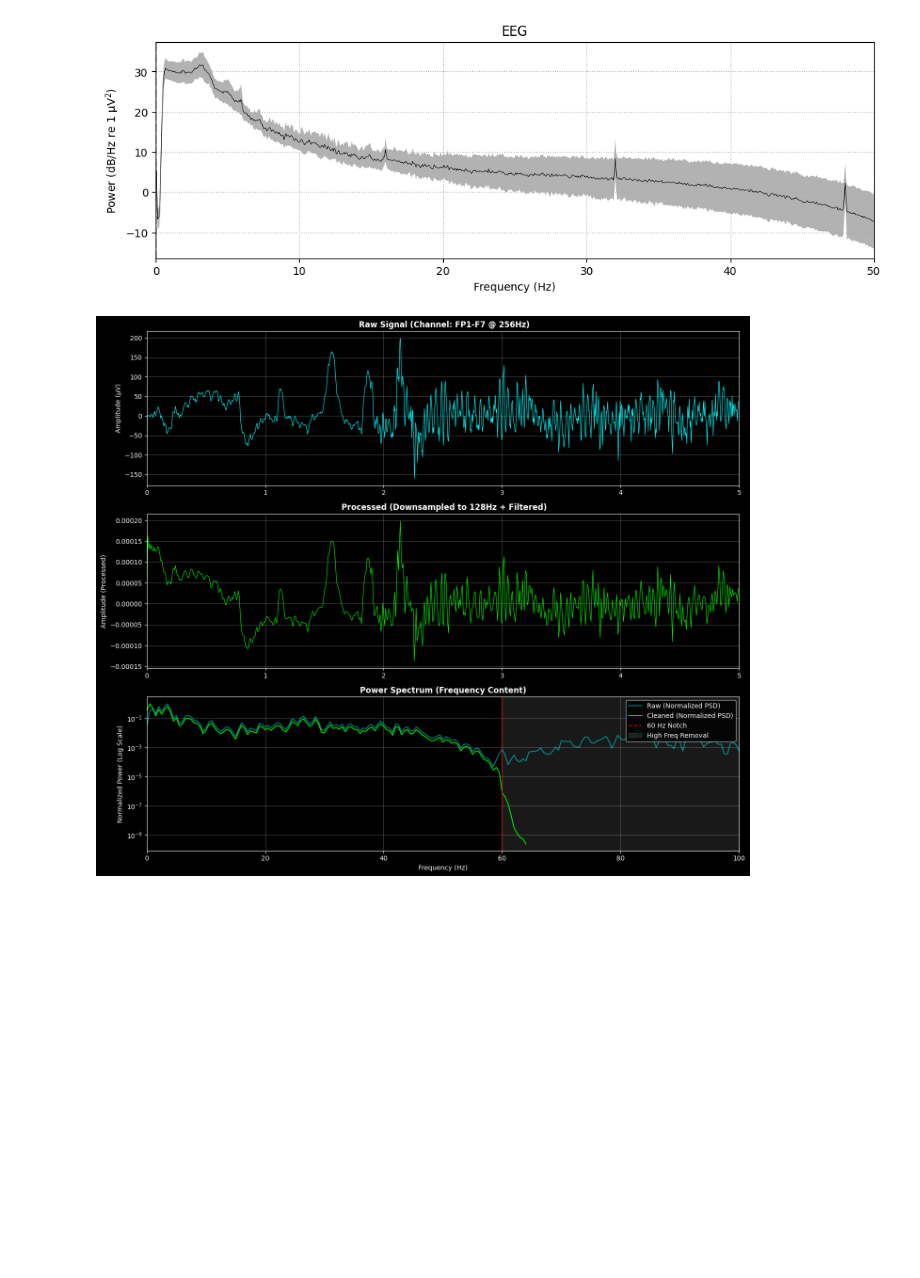
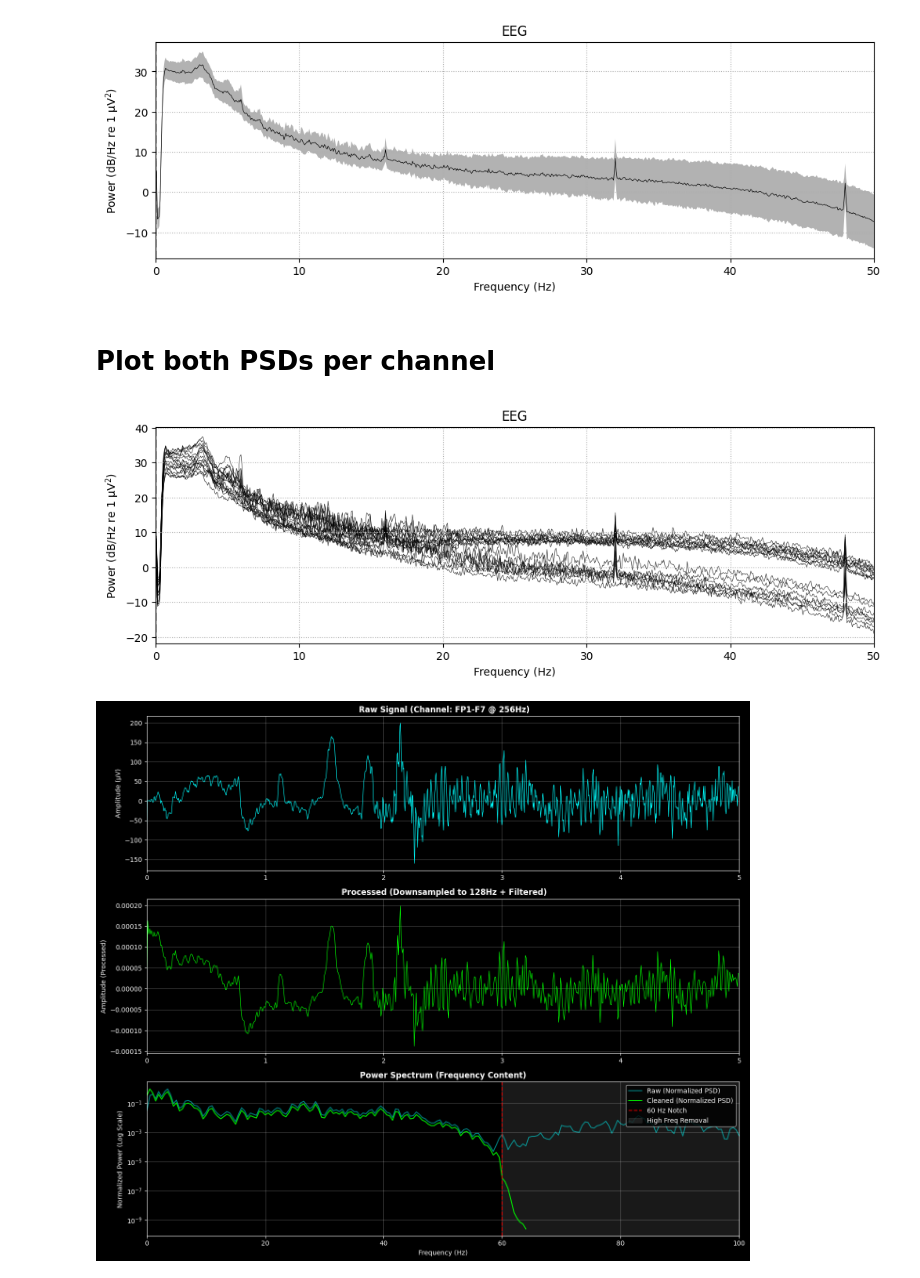
Before and after one commit to denizyennerr/Tez, a Jupyter notebook: preprocess_verify.ipynb, the cells around one changed output. Drawn from its saved outputs; the diff is of its cells as text; code cells hidden in the pictures; blank space fills up the shorter version.

```diff
--- a/preprocess_verify.ipynb
+++ b/preprocess_verify.ipynb
@@ -194,6 +194,17 @@ except Exception as e:
     print(f" An error occurred: {e}")
 # %% [output]
 [figure]
+# %% [markdown]
+# Plot both PSDs per channel
+# %%
+# Plot PSD per channel instead of averaged
+fig_psd = raw.compute_psd(fmax=50).plot(
+    average=False,
+    spatial_colors=True,
+    show=False
+)
+# %% [output]
+[figure, added]
 # %%
 # Suppress warnings for cleaner output
 from scipy.signal import welch
```
Also changed, not shown: 1 other file.
